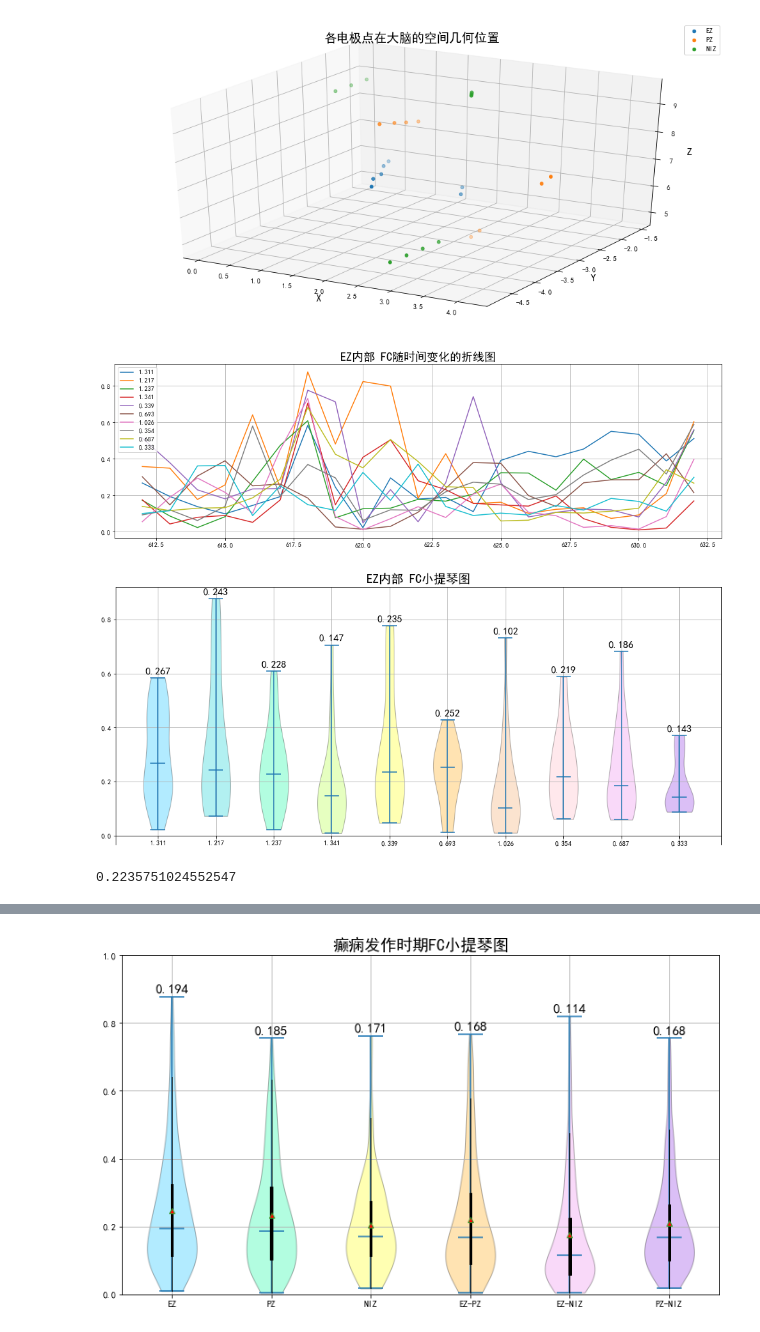
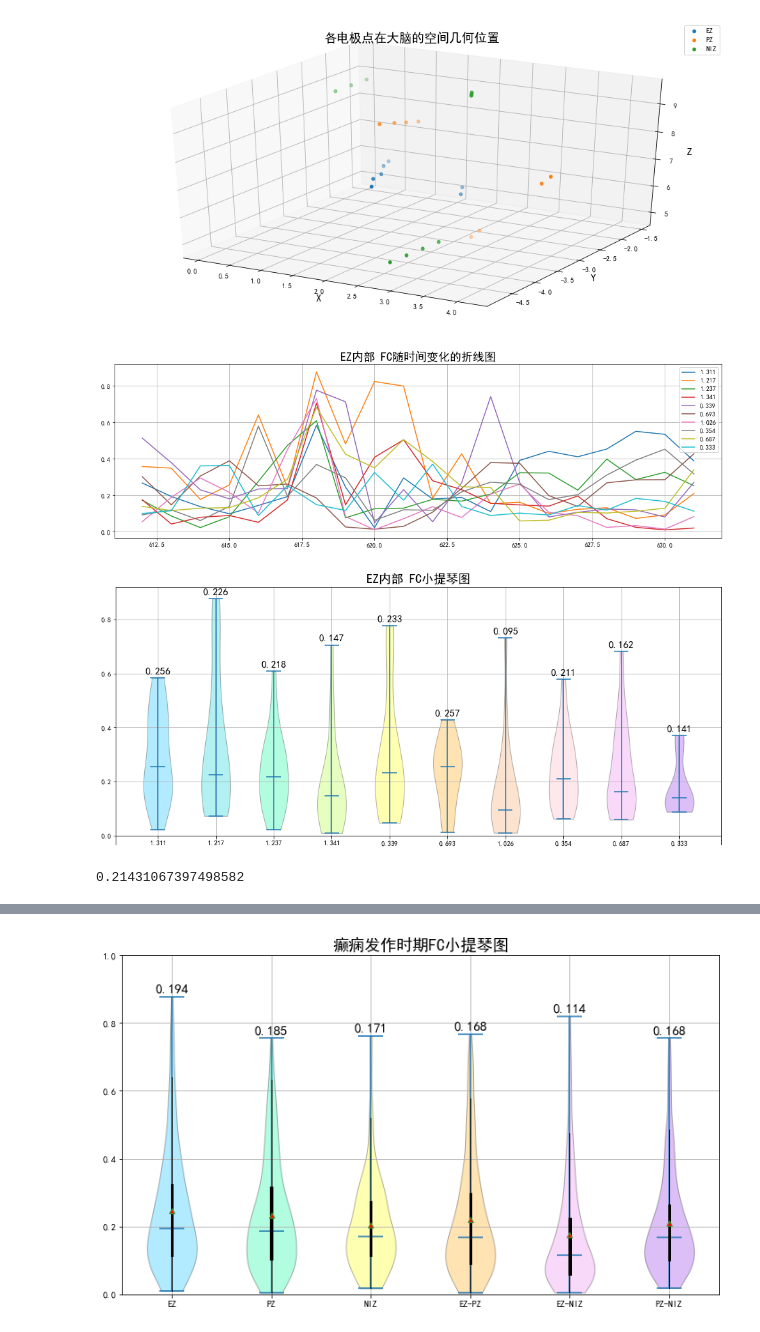
Before and after one commit to xkKevin/Compute-H2, a Jupyter notebook: FCDataAnalysis/yaoxinyi2.ipynb, the cells around one changed output, grey strips where cells are left out. Saved outputs shown, nothing was run; the diff lists cells and outputs as text; code cells hidden in the pictures.

```diff
--- a/FCDataAnalysis/yaoxinyi2.ipynb
+++ b/FCDataAnalysis/yaoxinyi2.ipynb
@@ -148,12 +148,12 @@ s78_79 = record[78]-record[79]
 
 niz_s = np.array([s28_29,s29_30,s30_31,s50_51,s51_52,s77_78,s78_79])
 # %%
-ez = h2_in_suit(ez_s,ez_ct,'EZ内部',612,23,sampleFreq,slideWindow=2,maxlag=0.001)
+ez = h2_in_suit(ez_s,ez_ct,'EZ内部',612,22,sampleFreq,slideWindow=2,maxlag=0.001)
 # %% [output]
-[figure, old version]
+[figure, new version]
-[figure, old version]
+[figure, new version]
 # %%
 ez[3]
 # %% [output]
-0.2235751024552547
+0.21431067397498582
 # %%
```
Also changed, not shown: parts of 10 cells of this notebook.
